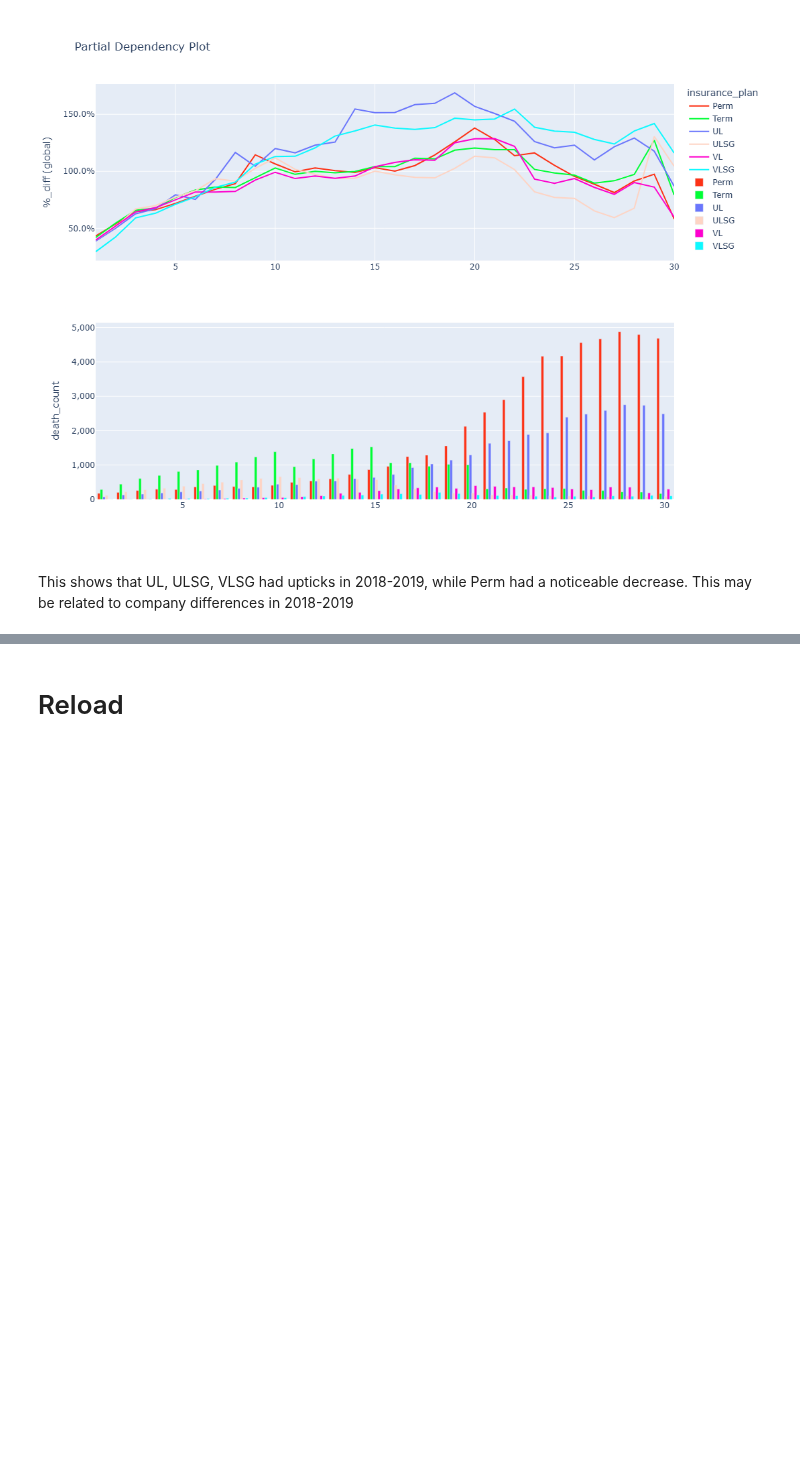
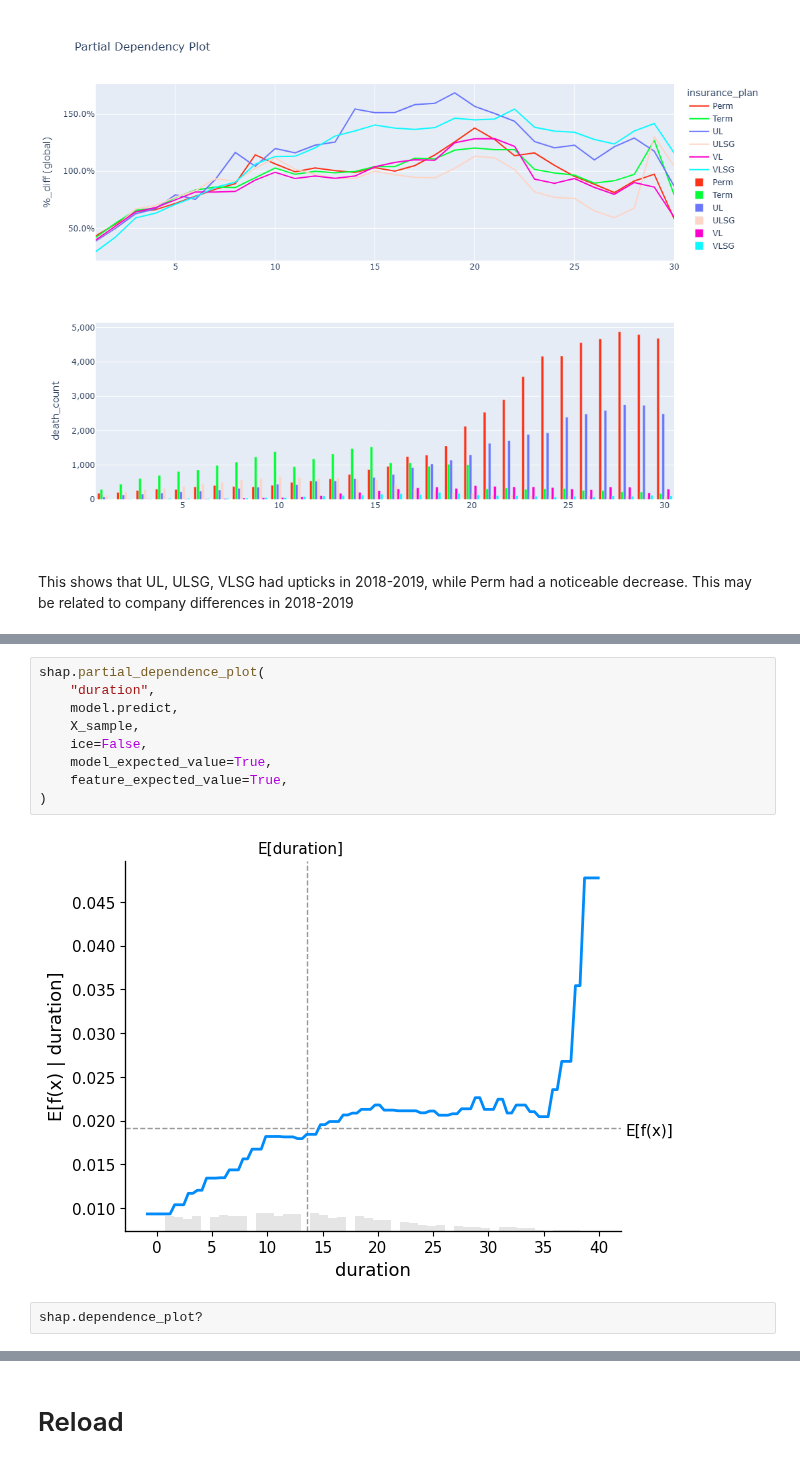
Before and after one commit to jkoestner/morai, a Jupyter notebook: notebooks/06.1.predictive_model.ipynb, the cells around one changed output, grey strips where cells are left out. Drawn from its saved outputs; the diff is of its cells as text; blank space fills up the shorter version.

```diff
--- a/notebooks/06.1.predictive_model.ipynb
+++ b/notebooks/06.1.predictive_model.ipynb
@@ -1180,0 +1197,13 @@ charters.pdp(
+# %%
+shap.partial_dependence_plot(
+    "duration",
+    model.predict,
+    X_sample,
+    ice=False,
+    model_expected_value=True,
+    feature_expected_value=True,
+)
+# %% [output]
+[figure, added]
+# %%
+shap.dependence_plot?
```
Also changed, not shown: parts of 27 cells of this notebook, 8 other files.
